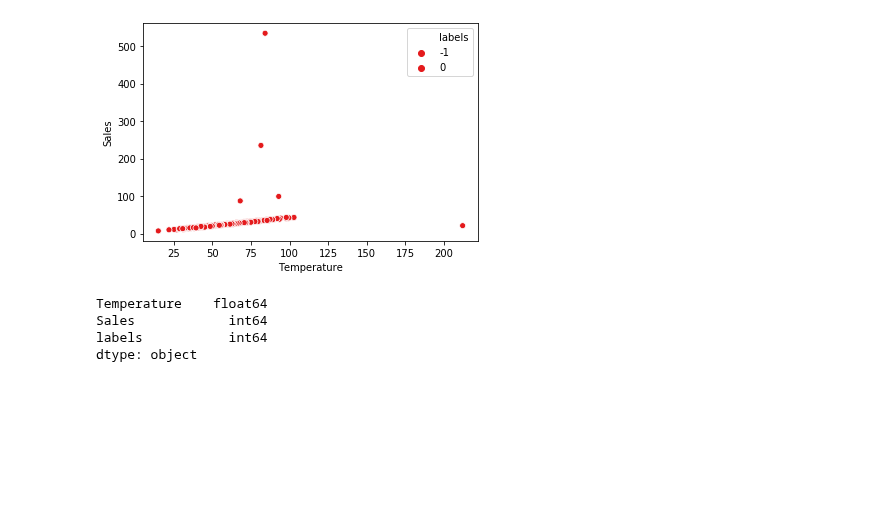
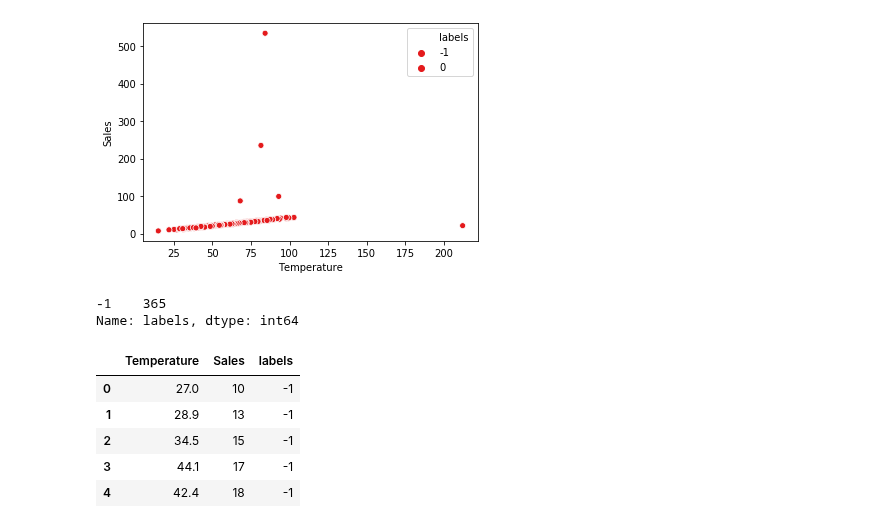
Before and after one commit to Mattsantos541/ds-methodologies-exercises, a Jupyter notebook: anomaly_detection/clustering_anomaly_detection.py or clustering_anomaly_detection.ipynb, the cells around one changed output. Cells and saved outputs as stored; diff of their text form; code cells hidden in the pictures; blank space fills up the shorter version.

```diff
--- a/anomaly_detection/clustering_anomaly_detection.py or clustering_anomaly_detection.ipynb
+++ b/anomaly_detection/clustering_anomaly_detection.py or clustering_anomaly_detection.ipynb
@@ -323,10 +323,18 @@ sns.scatterplot(dfl.Temperature, dfl.Sales, hue=dfl.labels, palette="Set1")
 # %% [output]
 <matplotlib.axes._subplots.AxesSubplot at 0x...>
 [figure]
-# %%
-dfl.dtypes
-# %% [output]
-Temperature    float64
-Sales            int64
-labels           int64
-dtype: object
+# %%
+dfl['labels'] = labels
+dfl.labels.value_counts()
+# %% [output]
+-1    365
+Name: labels, dtype: int64
+# %%
+dfl[dfl.labels==-1].head()
+# %% [output]
+|  | Temperature | Sales | labels |
+| 0 | 27.0 | 10 | -1 |
+| 1 | 28.9 | 13 | -1 |
+| 2 | 34.5 | 15 | -1 |
+| 3 | 44.1 | 17 | -1 |
+| 4 | 42.4 | 18 | -1 |
```
Also changed, not shown: 3 other files.
